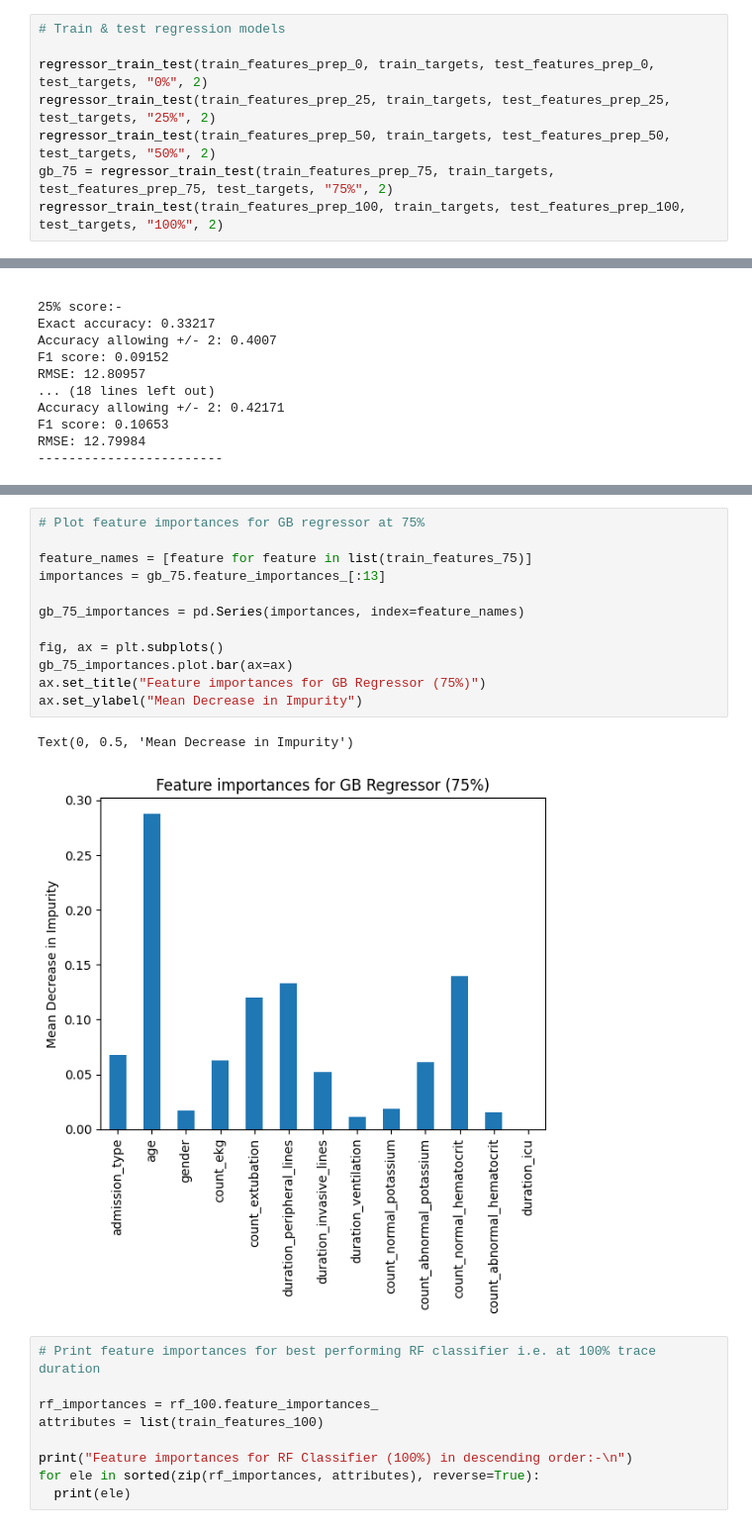
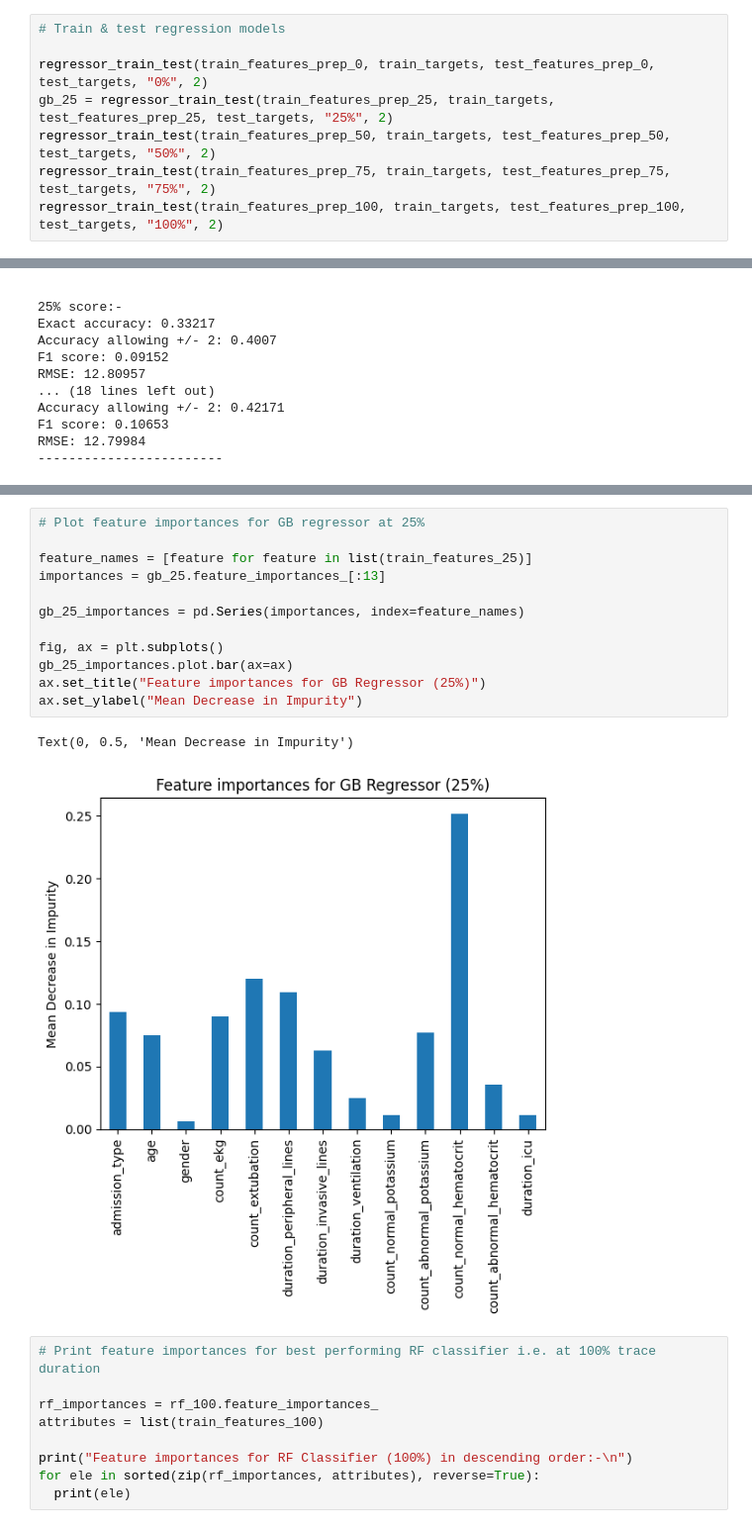
Before and after one commit to deepw02/comp3931-sc20dpw, a Jupyter notebook: pm_ml.ipynb, the cells around one changed output, grey strips where cells are left out. Shown: that part at 99% size. Cells and saved outputs as stored; diff of their text form.

```diff
--- a/pm_ml.ipynb
+++ b/pm_ml.ipynb
@@ -920,9 +938,9 @@ def classifier_train_test(train_features, train_targets, test_features, test_tar
 # Train & test regression models
 
 regressor_train_test(train_features_prep_0, train_targets, test_features_prep_0, test_targets, "0%", 2)
-regressor_train_test(train_features_prep_25, train_targets, test_features_prep_25, test_targets, "25%", 2)
+gb_25 = regressor_train_test(train_features_prep_25, train_targets, test_features_prep_25, test_targets, "25%", 2)
 regressor_train_test(train_features_prep_50, train_targets, test_features_prep_50, test_targets, "50%", 2)
-gb_75 = regressor_train_test(train_features_prep_75, train_targets, test_features_prep_75, test_targets, "75%", 2)
+regressor_train_test(train_features_prep_75, train_targets, test_features_prep_75, test_targets, "75%", 2)
 regressor_train_test(train_features_prep_100, train_targets, test_features_prep_100, test_targets, "100%", 2)
 # %% [output]
 0% score:-
@@ -997,18 +1043,18 @@ Feature importances for GB Regressor (75%) in descending order:-
 # %%
-# Plot feature importances for GB regressor at 75%
+# Plot feature importances for GB regressor at 25%
 
-feature_names = [feature for feature in list(train_features_75)]
-importances = gb_75.feature_importances_[:13]
+feature_names = [feature for feature in list(train_features_25)]
+importances = gb_25.feature_importances_[:13]
 
-gb_75_importances = pd.Series(importances, index=feature_names)
+gb_25_importances = pd.Series(importances, index=feature_names)
 
 fig, ax = plt.subplots()
-gb_75_importances.plot.bar(ax=ax)
-ax.set_title("Feature importances for GB Regressor (75%)")
+gb_25_importances.plot.bar(ax=ax)
+ax.set_title("Feature importances for GB Regressor (25%)")
 ax.set_ylabel("Mean Decrease in Impurity")
 # %% [output]
 Text(0, 0.5, 'Mean Decrease in Impurity')
-[figure, old version]
+[figure, new version]
 # %%
 # Print feature importances for best performing RF classifier i.e. at 100% trace duration
 
```
Also changed, not shown: parts of 6 cells of this notebook.
